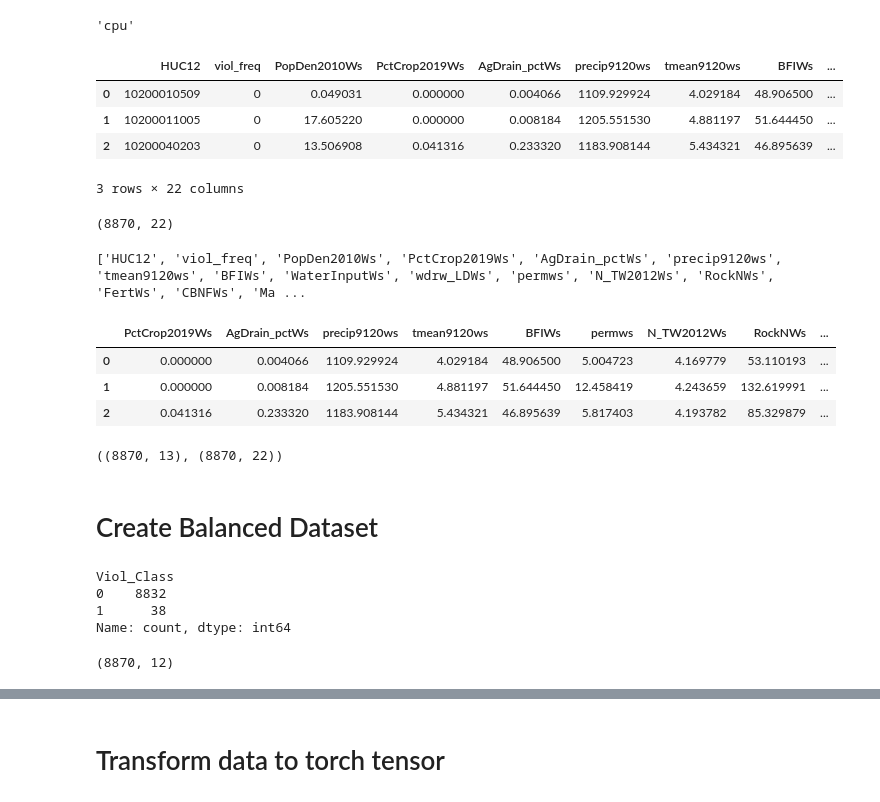
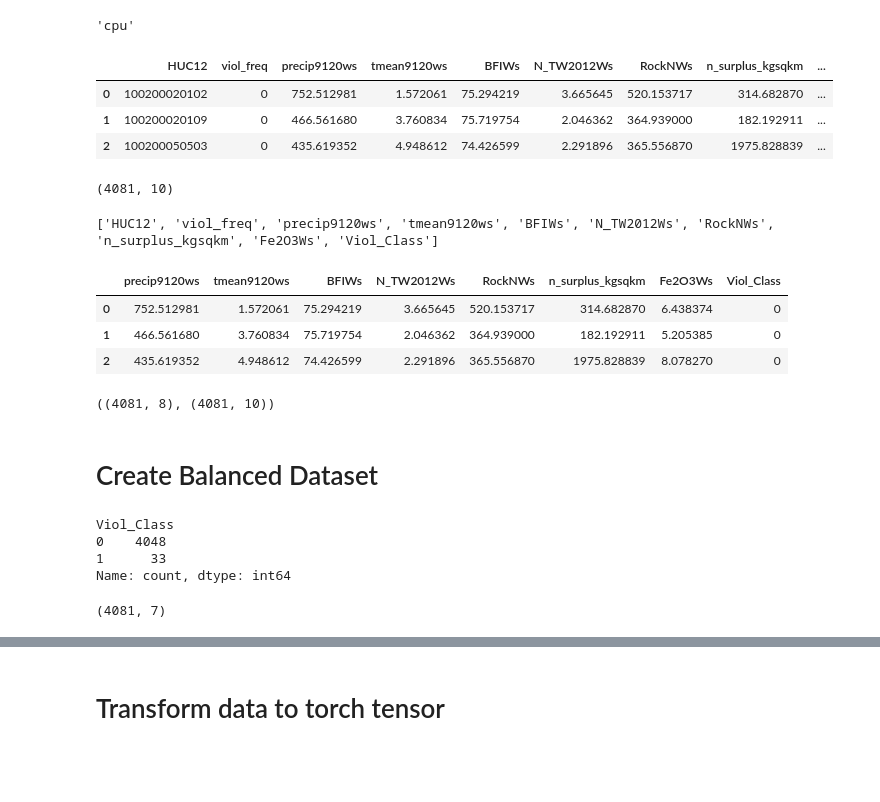
Before and after one commit to mpennino/Future_DW_NO3, a Jupyter notebook: Code/Future_NO3.ipynb, the cells around one changed output, grey strips where cells are left out. Drawn from its saved outputs; the diff is of its cells as text; code cells hidden in the pictures; blank space fills up the shorter version.

```diff
--- a/Code/Future_NO3.ipynb
+++ b/Code/Future_NO3.ipynb
@@ -19,45 +22,47 @@ device
 # %%
 # Load Observation Dataset
 # DATA = readRDS(paste0(strap_dir,'Data/Models/RF_bi_model_All_DATA_all_vars_','Trends_Conc_PWS_GW_05to20', '.rds'))
-future_dir = 'C:/Users/MPennino/OneDrive - Environmental Protection Agency (EPA)/Projects/StRAPs/StRAP4/SSWR.405.1_Future_DW/Data/'
+#future_dir = 'C:/Users/MPennino/OneDrive - Environmental Protection Agency (EPA)/Projects/StRAPs/StRAP4/SSWR.405.1_Future_DW/Data/'
+future_dir = 'C:/Users/MPennino/OneDrive - Environmental Protection Agency (EPA)/Projects/OASES/Data/Future_NO3/'
+
 #dataset1 = 'Dataset_RF_Model_GW_HUC12.csv'
 dataset1 = 'Dataset_RF_Model_SW_HUC12.csv'
 
 input_data_ = pd.read_csv(future_dir+dataset1)
 input_data_.head(3)
 # %% [output]
-|  | HUC12 | viol_freq | PopDen2010Ws | PctCrop2019Ws | AgDrain_pctWs | precip9120ws | tmean9120ws | BFIWs | ... |
-| 0 | 10200010509 | 0 | 0.049031 | 0.000000 | 0.004066 | 1109.929924 | 4.029184 | 48.906500 | ... |
-| 1 | 10200011005 | 0 | 17.605220 | 0.000000 | 0.008184 | 1205.551530 | 4.881197 | 51.644450 | ... |
-| 2 | 10200040203 | 0 | 13.506908 | 0.041316 | 0.233320 | 1183.908144 | 5.434321 | 46.895639 | ... |
+|  | HUC12 | viol_freq | precip9120ws | tmean9120ws | BFIWs | N_TW2012Ws | RockNWs | n_surplus_kgsqkm | ... |
+| 0 | 100200020102 | 0 | 752.512981 | 1.572061 | 75.294219 | 3.665645 | 520.153717 | 314.682870 | ... |
+| 1 | 100200020109 | 0 | 466.561680 | 3.760834 | 75.719754 | 2.046362 | 364.939000 | 182.192911 | ... |
+| 2 | 100200050503 | 0 | 435.619352 | 4.948612 | 74.426599 | 2.291896 | 365.556870 | 1975.828839 | ... |
-3 rows × 22 columns
 # %%
 input_data_.shape
 # %% [output]
-(8870, 22)
+(4081, 10)
 # %%
 names_list = input_data_.columns.tolist()
 print(names_list)
 # %% [output]
-['HUC12', 'viol_freq', 'PopDen2010Ws', 'PctCrop2019Ws', 'AgDrain_pctWs', 'precip9120ws', 'tmean9120ws', 'BFIWs', 'WaterInputWs', 'wdrw_LDWs', 'permws', 'N_TW2012Ws', 'RockNWs', 'FertWs', 'CBNFWs', 'Ma ...
+['HUC12', 'viol_freq', 'precip9120ws', 'tmean9120ws', 'BFIWs', 'N_TW2012Ws', 'RockNWs', 'n_surplus_kgsqkm', 'Fe2O3Ws', 'Viol_Class']
 # %%
 # Remove extra fields
 # For Surface Water Dataset (,'AgDrain_pctWs','Hillslope_PctWs','BFIWs')
-input_data = input_data_.drop(columns=['HUC12','viol_freq','PopDen2010Ws','WaterInputWs','wdrw_LDWs','FertWs','CBNFWs','ManureWs','Septic_km2Cat'])
+#input_data = input_data_.drop(columns=['HUC12','viol_freq','PopDen2010Ws','WaterInputWs','wdrw_LDWs','FertWs','CBNFWs','ManureWs','Septic_km2Cat'])
+input_data = input_data_.drop(columns=['HUC12','viol_freq'])
 
 # For Groundwater Dataset
 #input_data = input_data_.drop(columns=['HUC12','viol_freq','PopDen2010Cat','AgKffactCat','Septic_km2Cat','AgDrain_pctCat','WaterInputCat','wdrw_LDCat','BFICat','Hillslope_PctCat'])
 
 input_data.head(3)
 # %% [output]
-|  | PctCrop2019Ws | AgDrain_pctWs | precip9120ws | tmean9120ws | BFIWs | permws | N_TW2012Ws | RockNWs | ... |
-| 0 | 0.000000 | 0.004066 | 1109.929924 | 4.029184 | 48.906500 | 5.004723 | 4.169779 | 53.110193 | ... |
-| 1 | 0.000000 | 0.008184 | 1205.551530 | 4.881197 | 51.644450 | 12.458419 | 4.243659 | 132.619991 | ... |
-| 2 | 0.041316 | 0.233320 | 1183.908144 | 5.434321 | 46.895639 | 5.817403 | 4.193782 | 85.329879 | ... |
+|  | precip9120ws | tmean9120ws | BFIWs | N_TW2012Ws | RockNWs | n_surplus_kgsqkm | Fe2O3Ws | Viol_Class |
+| 0 | 752.512981 | 1.572061 | 75.294219 | 3.665645 | 520.153717 | 314.682870 | 6.438374 | 0 |
+| 1 | 466.561680 | 3.760834 | 75.719754 | 2.046362 | 364.939000 | 182.192911 | 5.205385 | 0 |
+| 2 | 435.619352 | 4.948612 | 74.426599 | 2.291896 | 365.556870 | 1975.828839 | 8.078270 | 0 |
 # %%
 input_data.shape,input_data_.shape
 # %% [output]
-((8870, 13), (8870, 22))
+((4081, 8), (4081, 10))
 # %%
 # Calculate accuracy (a classification metric)
 def accuracy_fn(y_true, y_pred):
@@ -70,15 +75,15 @@ def accuracy_fn(y_true, y_pred):
 print(input_data['Viol_Class'].value_counts())
 # %% [output]
 Viol_Class
-0    8832
-1      38
+0    4048
+1      33
 Name: count, dtype: int64
 # %%
 # Save Preditor Data for SHAP Analysis
 X_input_data = input_data.drop(columns=['Viol_Class']).values
 X_input_data.shape
 # %% [output]
-(8870, 12)
+(4081, 7)
 # %%
 # Convert to tensor data
 X_input_data = torch.from_numpy(X_input_data).type(torch.float)
```
Also changed, not shown: parts of 32 cells of this notebook.
